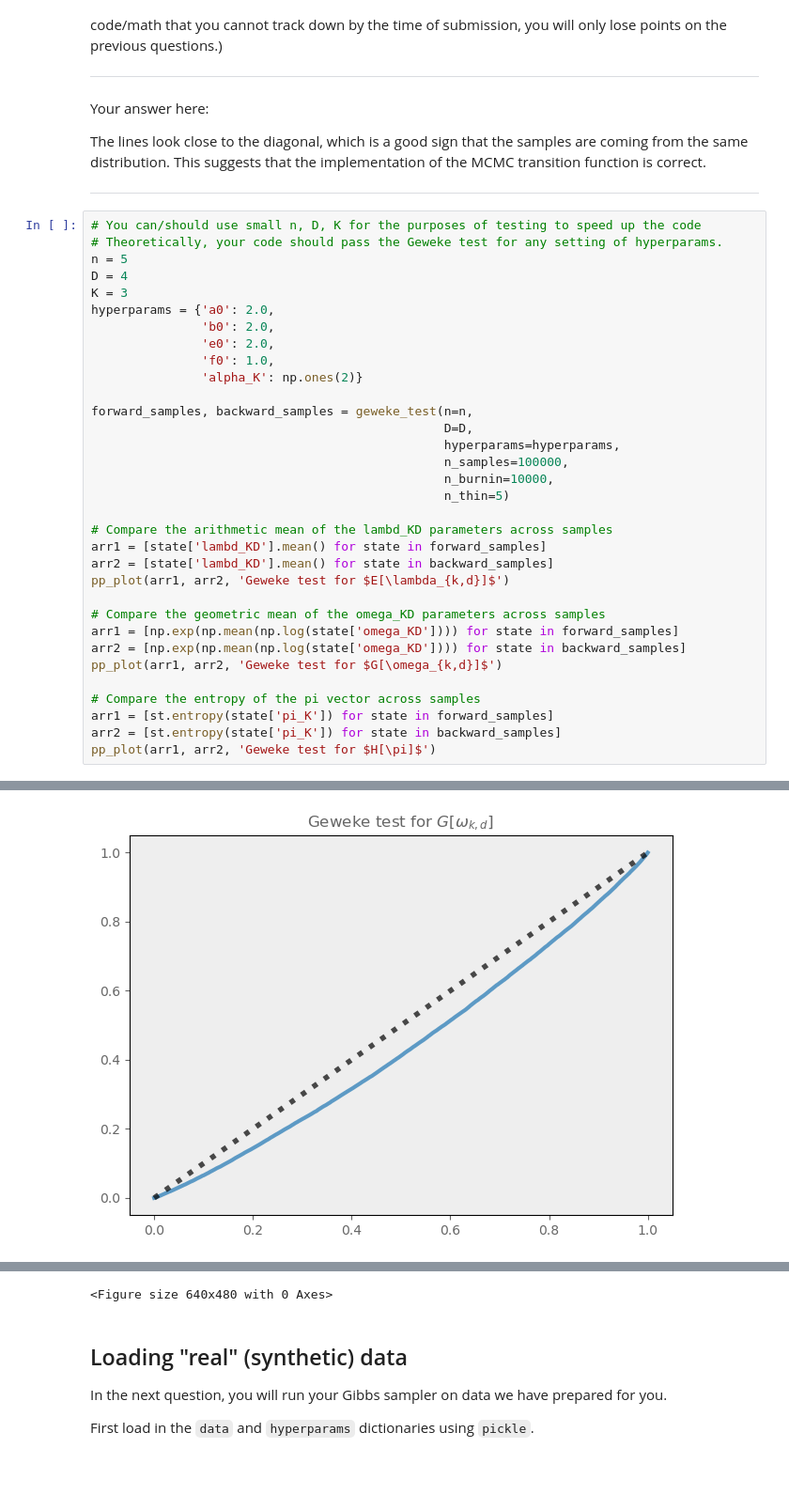
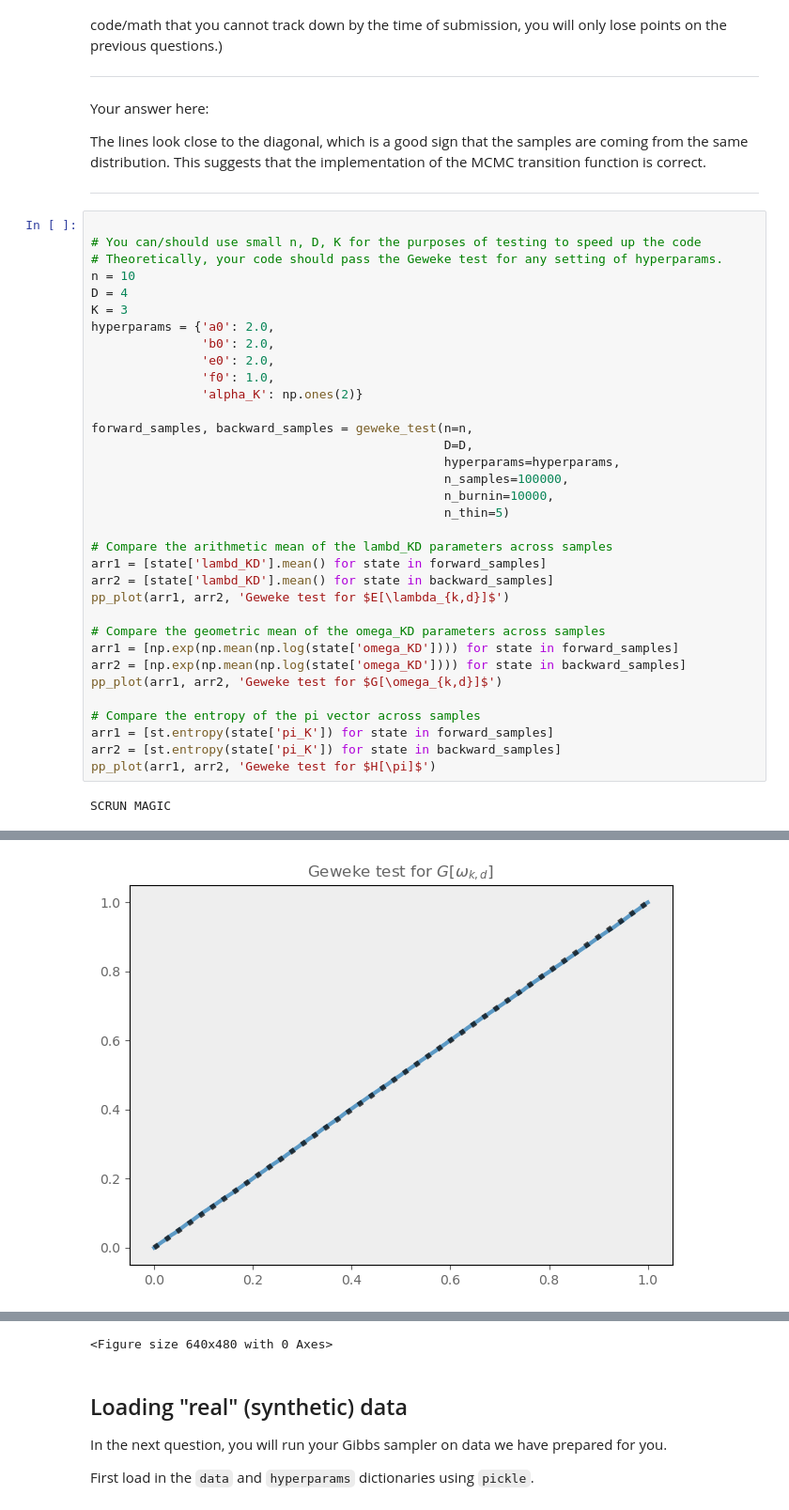
Before and after one commit to dx-li/stat_348_2024, a Jupyter notebook: assignments/hw5/hw5.ipynb, the cells around one changed output, grey strips where cells are left out. Shown at 94% size. Cells and saved outputs as stored; diff of their text form; blank space fills up the shorter version.

```diff
--- a/assignments/hw5/hw5.ipynb
+++ b/assignments/hw5/hw5.ipynb
@@ -637,9 +646,10 @@ Your answer here:
 The lines look close to the diagonal, which is a good sign that the samples are coming from the same distribution. This suggests that the implementation of the MCMC transition function is correct.
 ___
 # %%
+
 # You can/should use small n, D, K for the purposes of testing to speed up the code
 # Theoretically, your code should pass the Geweke test for any setting of hyperparams.
-n = 5
+n = 10
 D = 4
 K = 3
 hyperparams = {'a0': 2.0,
@@ -670,3 +680,4 @@ arr1 = [st.entropy(state['pi_K']) for state in forward_samples]
 arr2 = [st.entropy(state['pi_K']) for state in backward_samples]
 pp_plot(arr1, arr2, 'Geweke test for $H[\pi]$')
 # %% [output]
+SCRUN MAGIC
@@ -674 +685 @@ pp_plot(arr1, arr2, 'Geweke test for $H[\pi]$')
-[figure, old version]
+[figure, new version]
@@ -676,4 +687,4 @@ pp_plot(arr1, arr2, 'Geweke test for $H[\pi]$')
-<Figure size 640x480 with 0 Axes>
+<Figure size 640x480 with 0 Axes>
 # %% [markdown]
 ## Loading "real" (synthetic) data
 
```
Also changed, not shown: parts of 4 cells of this notebook, 56 other files.
